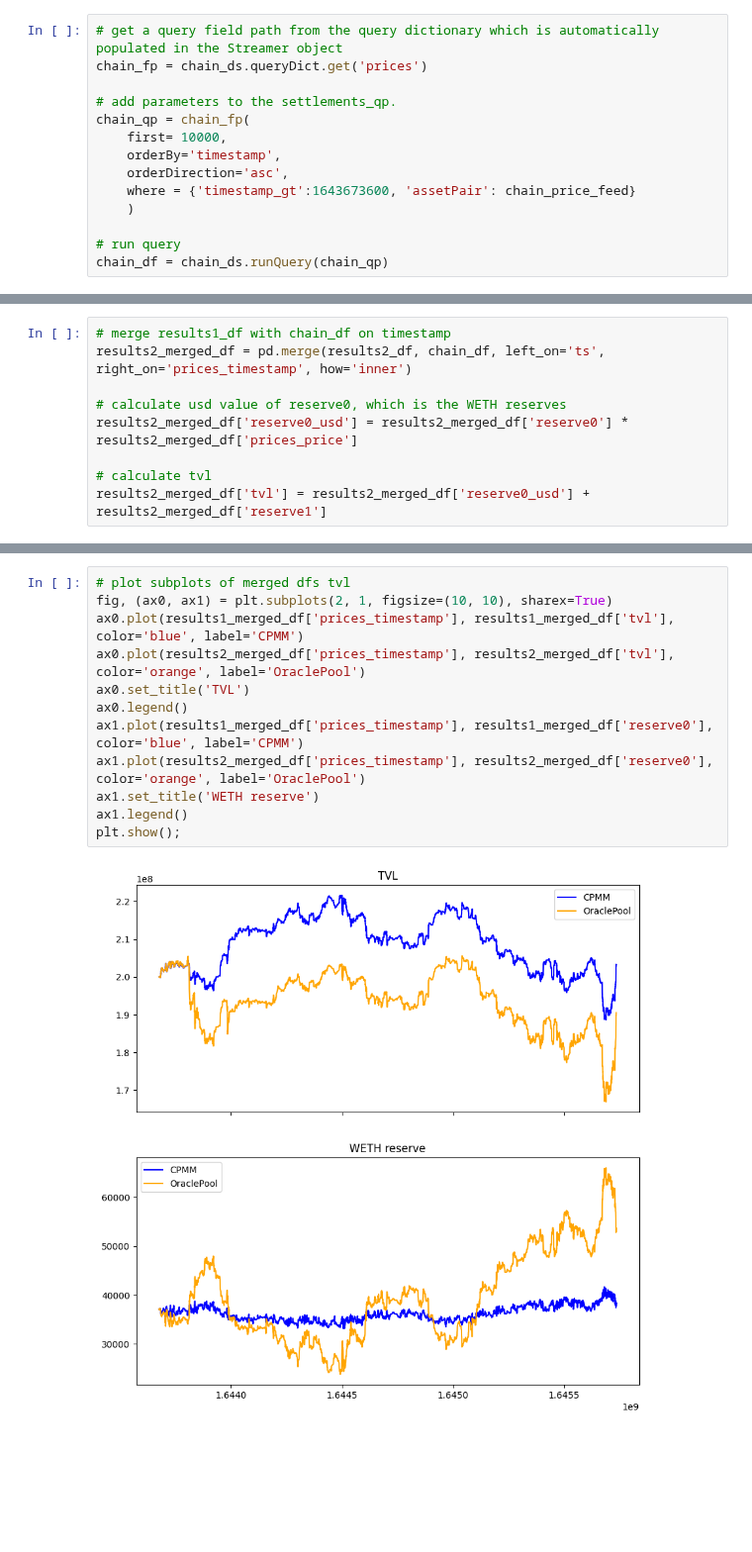
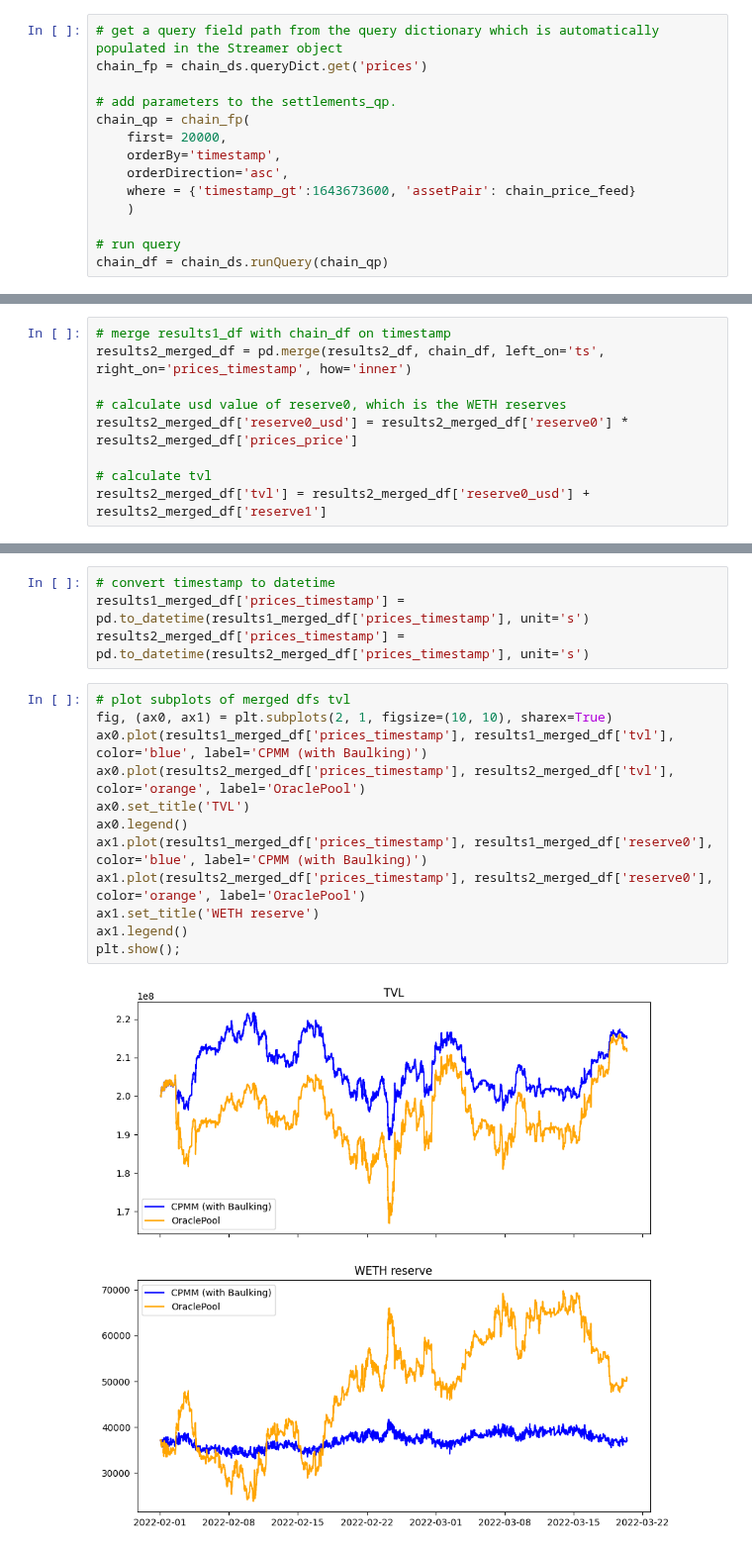
Before and after one commit to mohammed7s/Feedlot, a Jupyter notebook: sim/simulation_basic.ipynb, the cells around one changed output, grey strips where cells are left out. Shown at 99% size. Saved outputs shown, nothing was run; the diff lists cells and outputs as text; blank space fills up the shorter version.

```diff
--- a/sim/simulation_basic.ipynb
+++ b/sim/simulation_basic.ipynb
@@ -59,7 +54,7 @@ chain_fp = chain_ds.queryDict.get('prices')
 
 # add parameters to the settlements_qp.
 chain_qp = chain_fp(
-    first= 10000,
+    first= 20000,
     orderBy='timestamp',
     orderDirection='asc',
     where = {'timestamp_gt':1643673600, 'assetPair': chain_price_feed}
@@ -337,14 +333,18 @@ Number of swaps in OraclePool: 9991
+# %%
+# convert timestamp to datetime
+results1_merged_df['prices_timestamp'] = pd.to_datetime(results1_merged_df['prices_timestamp'], unit='s')
+results2_merged_df['prices_timestamp'] = pd.to_datetime(results2_merged_df['prices_timestamp'], unit='s')
 # %%
 # plot subplots of merged dfs tvl
 fig, (ax0, ax1) = plt.subplots(2, 1, figsize=(10, 10), sharex=True)
-ax0.plot(results1_merged_df['prices_timestamp'], results1_merged_df['tvl'], color='blue', label='CPMM')
+ax0.plot(results1_merged_df['prices_timestamp'], results1_merged_df['tvl'], color='blue', label='CPMM (with Baulking)')
 ax0.plot(results2_merged_df['prices_timestamp'], results2_merged_df['tvl'], color='orange', label='OraclePool')
 ax0.set_title('TVL')
 ax0.legend()
-ax1.plot(results1_merged_df['prices_timestamp'], results1_merged_df['reserve0'], color='blue', label='CPMM')
+ax1.plot(results1_merged_df['prices_timestamp'], results1_merged_df['reserve0'], color='blue', label='CPMM (with Baulking)')
 ax1.plot(results2_merged_df['prices_timestamp'], results2_merged_df['reserve0'], color='orange', label='OraclePool')
 ax1.set_title('WETH reserve')
 ax1.legend()
 plt.show();
 # %% [output]
-[figure, old version]
+[figure, new version]
```
Also changed, not shown: parts of 16 cells of this notebook.
